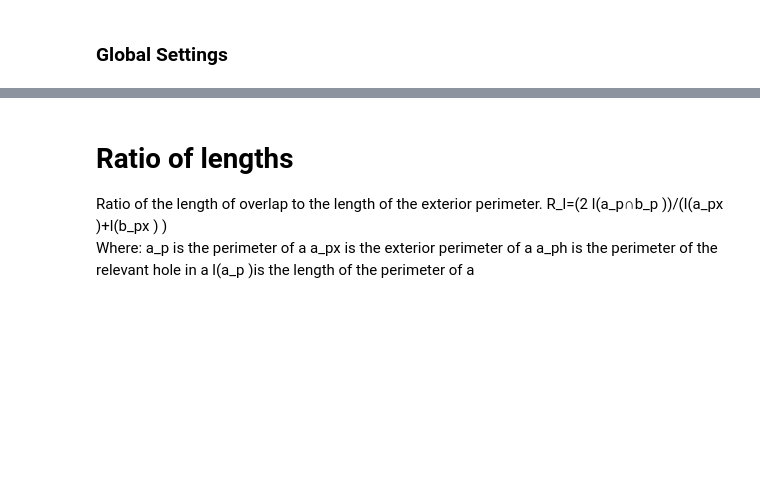
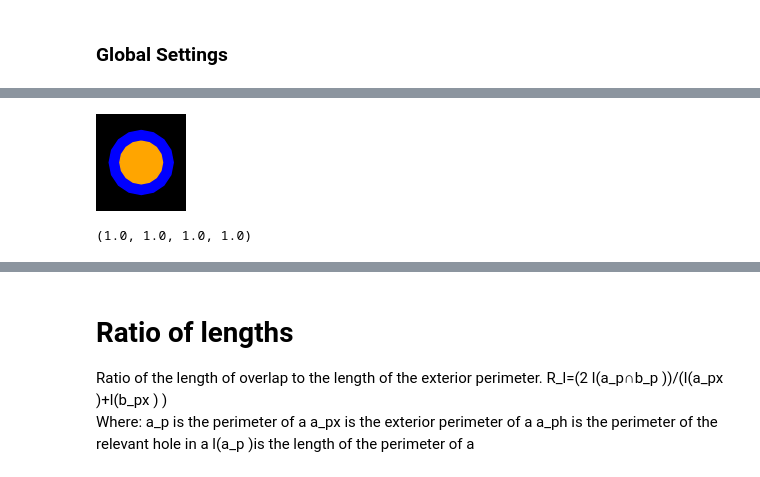
Before and after one commit to GregSal/StructureRelations, a Jupyter notebook: src/ContourMetricTests.ipynb, the cells around one changed output, grey strips where cells are left out. Drawn from its saved outputs; the diff is of its cells as text; code cells hidden in the pictures; blank space fills up the shorter version.

Commit message:
perpendicular_margins structure created

```diff
--- a/src/ContourMetricTests.ipynb
+++ b/src/ContourMetricTests.ipynb
@@ -46,0 +52,11 @@ ff
+# %%
+def perpendicular_margins(poly_a: StructureSlice,
+                          poly_b: StructureSlice)->Tuple[float, float, float, float]:
+    polygon_b = poly_b.contour
+    for polygon_a in poly_a.contour.geoms:
+        if polygon_a.contains(polygon_b):
+            a_limits = np.array(polygon_a.bounds)
+            b_limits = np.array(polygon_b.bounds)
+            margin_p = a_limits - b_limits
+            margin_p = tuple(abs(round(d, PRECISION)) for d in margin_p)
+    return margin_p
@@ -46,0 +120,8 @@ ff
+# %%
+a, b = contains_example1()
+ax = plot_ab(a.contour, b.contour)
+margin_p = perpendicular_margins(a, b)
+print(margin_p)
+# %% [output]
+[figure, added]
+(1.0, 1.0, 1.0, 1.0)
```
Also changed, not shown: parts of 37 cells of this notebook.
